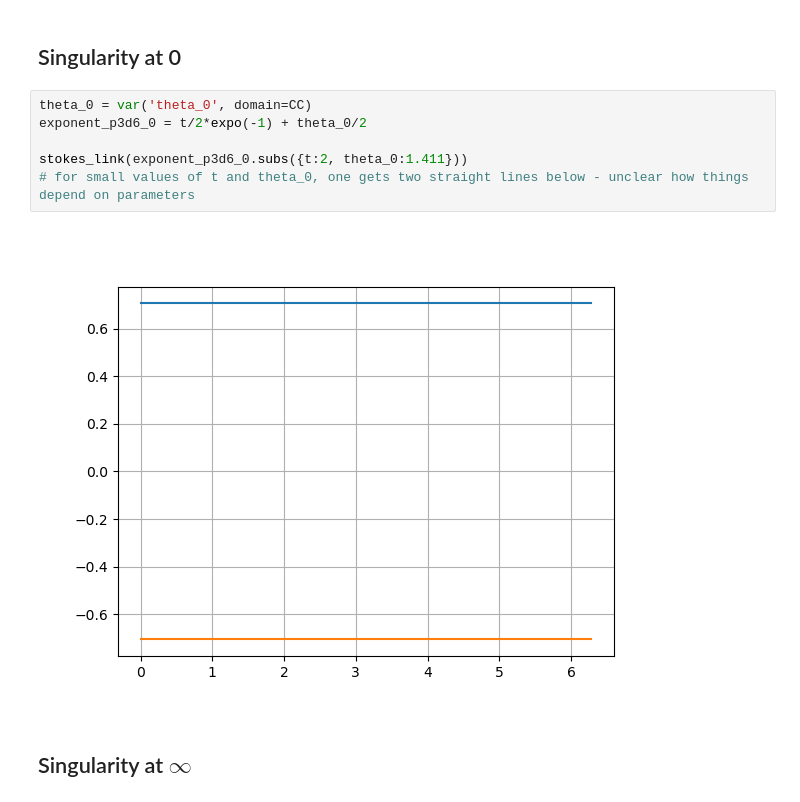
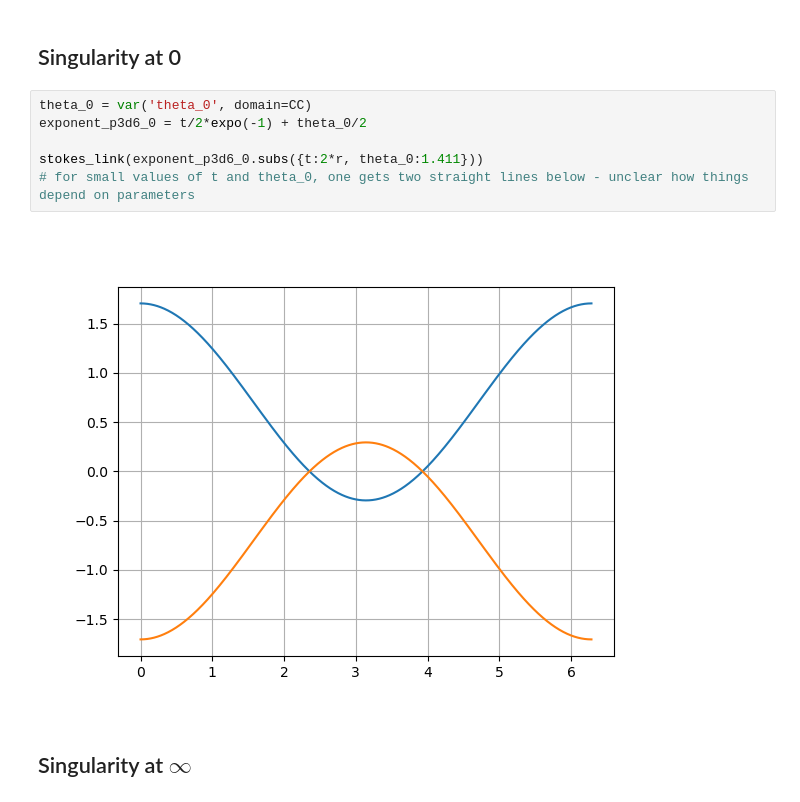
Before and after one commit to ViveLeFrance/AffineHandlebodies, a Jupyter notebook: stokes_legendrians.ipynb, the cells around one changed output. Drawn from its saved outputs; the diff is of its cells as text.

```diff
--- a/stokes_legendrians.ipynb
+++ b/stokes_legendrians.ipynb
@@ -134,11 +134,11 @@ stokes_link(exponent_p3d7_inf.subs({t:1, theta_inf:2}))
 # %%
 theta_0 = var('theta_0', domain=CC)
 exponent_p3d6_0 = t/2*expo(-1) + theta_0/2
 
-stokes_link(exponent_p3d6_0.subs({t:2, theta_0:1.411}))
+stokes_link(exponent_p3d6_0.subs({t:2*r, theta_0:1.411}))
 # for small values of t and theta_0, one gets two straight lines below - unclear how things depend on parameters
 # %% [output]
-[figure, old version]
+[figure, new version]
 # %% [markdown]
 ## Singularity at $\infty$
 # %%
```
Also changed, not shown: parts of 1 cell of this notebook.
